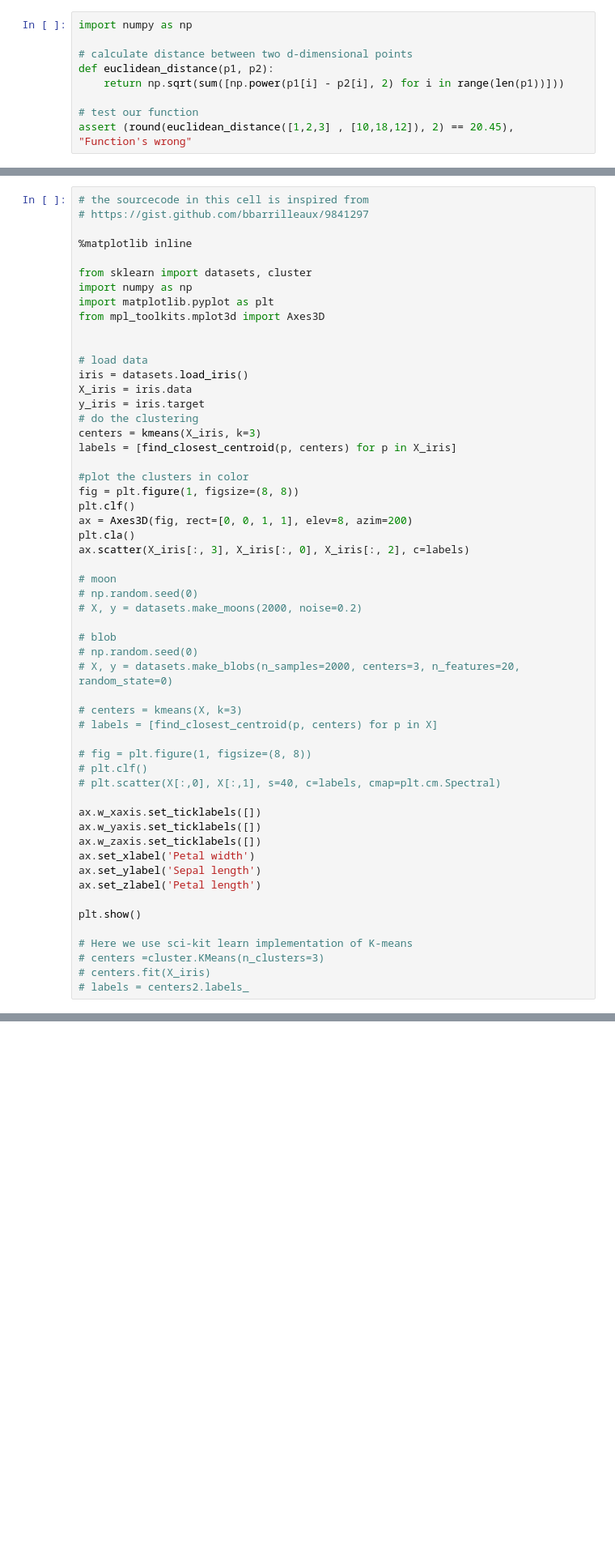
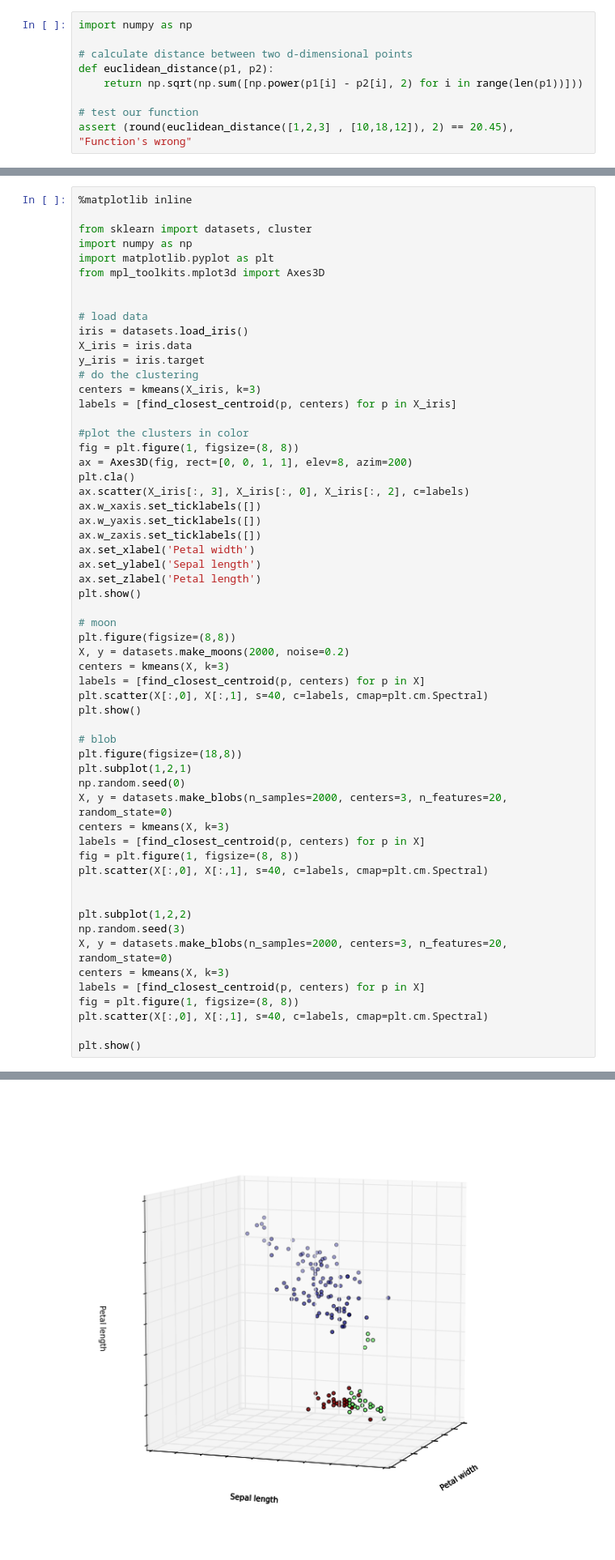
Before and after one commit to and29/Algorithmic-Machine-Learning, a Jupyter notebook: Notebooks/Solutions/[Lecture 10+11] Anomaly Detection in Network Traffic with K-means clustering/[Lecture 10+11] Anomaly Detection in Network Traffic with K-means clustering.ipynb, the cells around one changed output, grey strips where cells are left out. Shown at 81% size. Drawn from its saved outputs; the diff is of its cells as text; blank space fills up the shorter version.

```diff
--- a/Notebooks/Solutions/[Lecture 10+11] Anomaly Detection in Network Traffic with K-means clustering/[Lecture 10+11] Anomaly Detection in Network Traffic with K-means clustering.ipynb
+++ b/Notebooks/Solutions/[Lecture 10+11] Anomaly Detection in Network Traffic with K-means clustering/[Lecture 10+11] Anomaly Detection in Network Traffic with K-means clustering.ipynb
@@ -77,7 +77,7 @@ import numpy as np
 
 # calculate distance between two d-dimensional points
 def euclidean_distance(p1, p2):
-    return np.sqrt(sum([np.power(p1[i] - p2[i], 2) for i in range(len(p1))]))
+    return np.sqrt(np.sum([np.power(p1[i] - p2[i], 2) for i in range(len(p1))]))
 
 # test our function
 assert (round(euclidean_distance([1,2,3] , [10,18,12]), 2) == 20.45), "Function's wrong"
@@ -197,9 +195,6 @@ Next, we will test our algorithm on [Fisher's Iris dataset](http://en.wikipedia.
 The code below can be used to test your algorithm with three different datasets: Iris, Moon and Blob.
 Run your algorithm to cluster datapoints in these datasets, plot the results and discuss about them. Do you think that our algorithm works well? Why?
 # %%
-# the sourcecode in this cell is inspired from
-# https://gist.github.com/bbarrilleaux/9841297
-
 %matplotlib inline
 
 from sklearn import datasets, cluster
@@ -218,37 +213,43 @@ labels = [find_closest_centroid(p, centers) for p in X_iris]
 
 #plot the clusters in color
 fig = plt.figure(1, figsize=(8, 8))
-plt.clf()
 ax = Axes3D(fig, rect=[0, 0, 1, 1], elev=8, azim=200)
 plt.cla()
 ax.scatter(X_iris[:, 3], X_iris[:, 0], X_iris[:, 2], c=labels)
-
-# moon
-# np.random.seed(0)
-# X, y = datasets.make_moons(2000, noise=0.2)
-
-# blob
-# np.random.seed(0)
-# X, y = datasets.make_blobs(n_samples=2000, centers=3, n_features=20, random_state=0)
-
-# centers = kmeans(X, k=3)
-# labels = [find_closest_centroid(p, centers) for p in X]
-
-# fig = plt.figure(1, figsize=(8, 8))
-# plt.clf()
-# plt.scatter(X[:,0], X[:,1], s=40, c=labels, cmap=plt.cm.Spectral)
-
 ax.w_xaxis.set_ticklabels([])
 ax.w_yaxis.set_ticklabels([])
 ax.w_zaxis.set_ticklabels([])
 ax.set_xlabel('Petal width')
 ax.set_ylabel('Sepal length')
 ax.set_zlabel('Petal length')
+plt.show()
+
+# moon
+plt.figure(figsize=(8,8))
+X, y = datasets.make_moons(2000, noise=0.2)
+centers = kmeans(X, k=3)
+labels = [find_closest_centroid(p, centers) for p in X]
+plt.scatter(X[:,0], X[:,1], s=40, c=labels, cmap=plt.cm.Spectral)
+plt.show()
+
+# blob
+plt.figure(figsize=(18,8))
+plt.subplot(1,2,1)
+np.random.seed(0)
+X, y = datasets.make_blobs(n_samples=2000, centers=3, n_features=20, random_state=0)
+centers = kmeans(X, k=3)
+labels = [find_closest_centroid(p, centers) for p in X]
+fig = plt.figure(1, figsize=(8, 8))
+plt.scatter(X[:,0], X[:,1], s=40, c=labels, cmap=plt.cm.Spectral)
+
+
+plt.subplot(1,2,2)
+np.random.seed(3)
+X, y = datasets.make_blobs(n_samples=2000, centers=3, n_features=20, random_state=0)
+centers = kmeans(X, k=3)
+labels = [find_closest_centroid(p, centers) for p in X]
+fig = plt.figure(1, figsize=(8, 8))
+plt.scatter(X[:,0], X[:,1], s=40, c=labels, cmap=plt.cm.Spectral)
 
 plt.show()
-
-# Here we use sci-kit learn implementation of K-means
-# centers =cluster.KMeans(n_clusters=3)
-# centers.fit(X_iris)
-# labels = centers2.labels_
 # %% [output]
@@ -258,0 +256 @@ py4j.Py4JException: Method sum([class java.util.ArrayList]) does not exist
+[figure, added]
```
Also changed, not shown: parts of 67 cells of this notebook, 15 other files.
